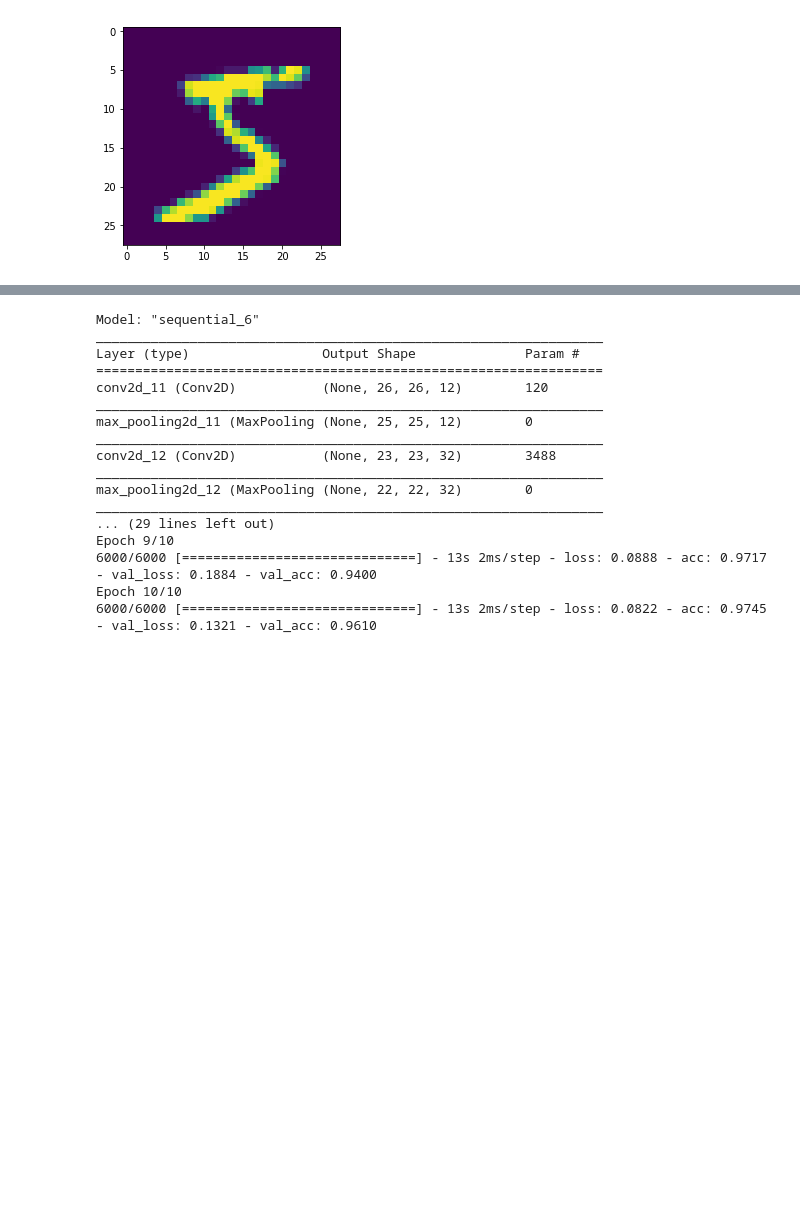
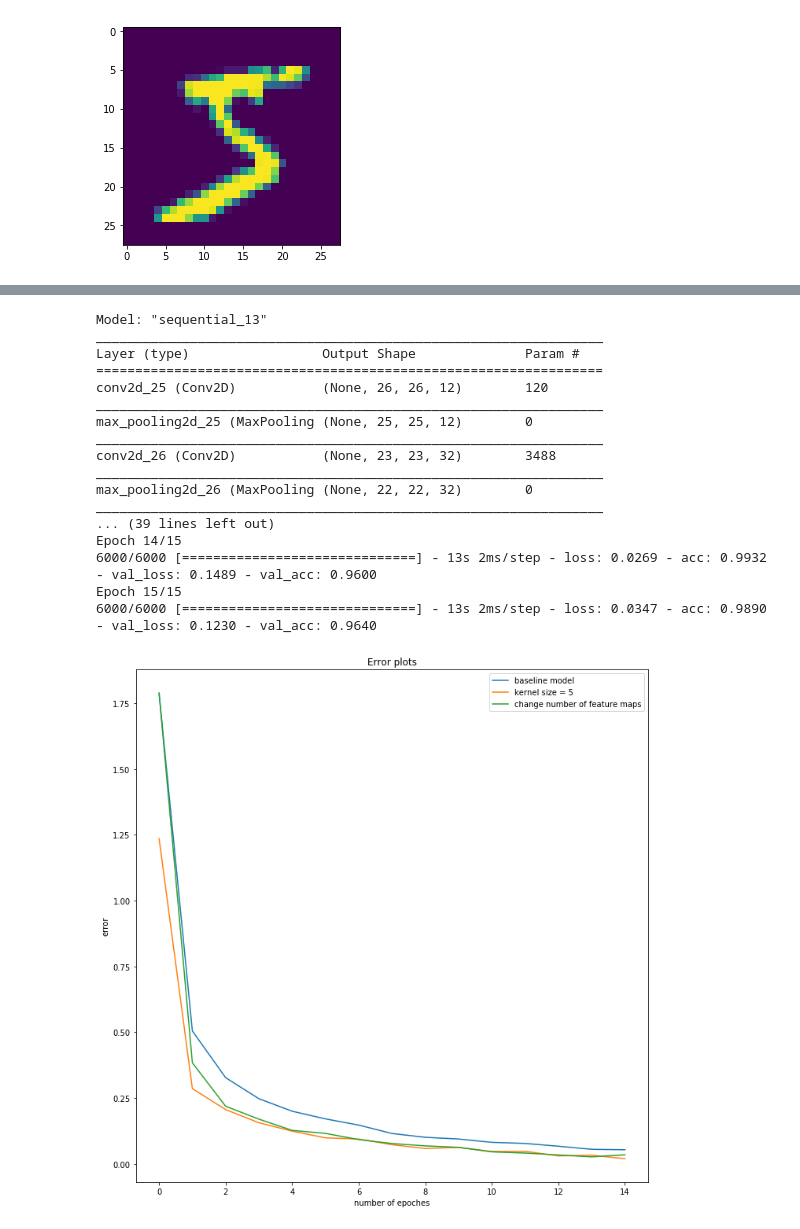
Before and after one commit to hnipun/ColabProjects, a Jupyter notebook: project_3.ipynb, the cells around one changed output, grey strips where cells are left out. Saved outputs shown, nothing was run; the diff lists cells and outputs as text; code cells hidden in the pictures; blank space fills up the shorter version.

```diff
--- a/project_3.ipynb
+++ b/project_3.ipynb
@@ -83,7 +83,7 @@ show_image(train_images[0])
   model.compile(optimizer='adam', loss='categorical_crossentropy', metrics=['accuracy'])
 
   #train the model
-  history = model.fit(train_images, train_labels, validation_data=(test_images, test_labels), epochs=10)
+  history = model.fit(train_images, train_labels, validation_data=(test_images, test_labels), epochs=15)
 
   return history
 # %%
@@ -131,21 +131,37 @@ Epoch 10/10
 # %%
 # change the number of feature maps
-history_2 = model(feature_maps=[12,32])
+history_3 = model(feature_maps=[12,32])
 # %% [output]
-Model: "sequential_6"
+Model: "sequential_13"
 _________________________________________________________________
 Layer (type)                 Output Shape              Param #
 =================================================================
-conv2d_11 (Conv2D)           (None, 26, 26, 12)        120
+conv2d_25 (Conv2D)           (None, 26, 26, 12)        120
 _________________________________________________________________
-max_pooling2d_11 (MaxPooling (None, 25, 25, 12)        0
+max_pooling2d_25 (MaxPooling (None, 25, 25, 12)        0
 _________________________________________________________________
-conv2d_12 (Conv2D)           (None, 23, 23, 32)        3488
+conv2d_26 (Conv2D)           (None, 23, 23, 32)        3488
 _________________________________________________________________
-max_pooling2d_12 (MaxPooling (None, 22, 22, 32)        0
+max_pooling2d_26 (MaxPooling (None, 22, 22, 32)        0
 _________________________________________________________________
-... (29 lines left out)
-Epoch 9/10
-6000/6000 [==============================] - 13s 2ms/step - loss: 0.0888 - acc: 0.9717 - val_loss: 0.1884 - val_acc: 0.9400
-Epoch 10/10
-6000/6000 [==============================] - 13s 2ms/step - loss: 0.0822 - acc: 0.9745 - val_loss: 0.1321 - val_acc: 0.9610
+... (39 lines left out)
+Epoch 14/15
+6000/6000 [==============================] - 13s 2ms/step - loss: 0.0269 - acc: 0.9932 - val_loss: 0.1489 - val_acc: 0.9600
+Epoch 15/15
+6000/6000 [==============================] - 13s 2ms/step - loss: 0.0347 - acc: 0.9890 - val_loss: 0.1230 - val_acc: 0.9640
+# %%
+plt.figure(figsize=(10,10))
+
+plt.plot(history_1.history['loss'], label = "baseline model")
+plt.plot(history_2.history['loss'], label = "kernel size = 5")
+plt.plot(history_3.history['loss'], label = "change number of feature maps")
+
+plt.xlabel('number of epoches')
+plt.ylabel('error')
+plt.title('Error plots')
+plt.legend()
+
+plt.tight_layout()
+plt.show()
+# %% [output]
+[figure, added]
```
Also changed, not shown: parts of 3 cells of this notebook.
